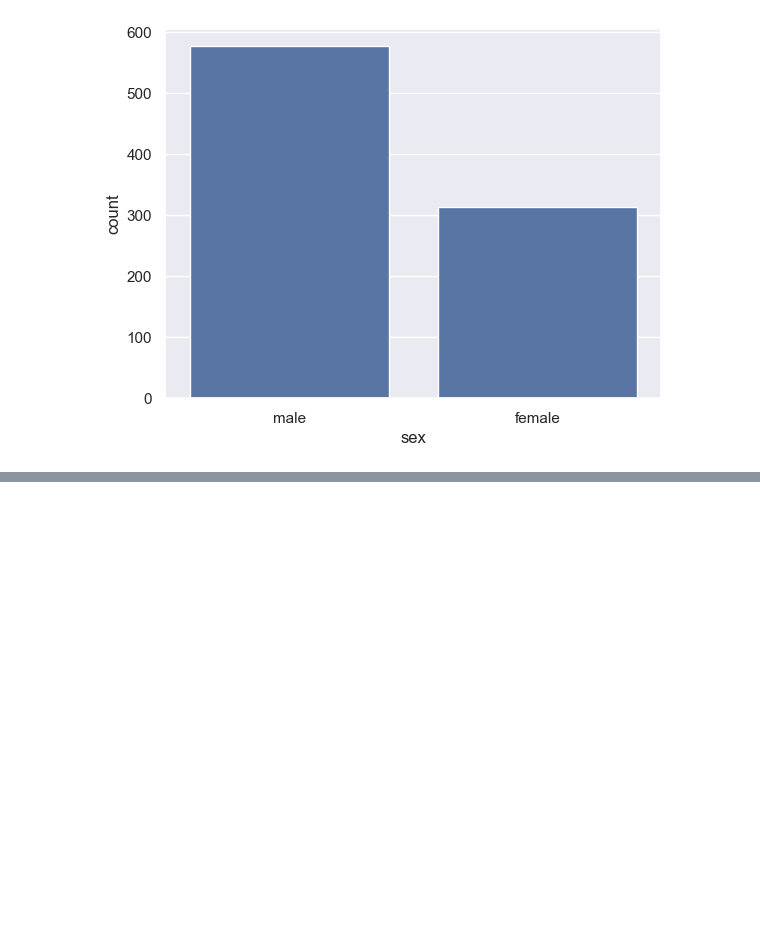
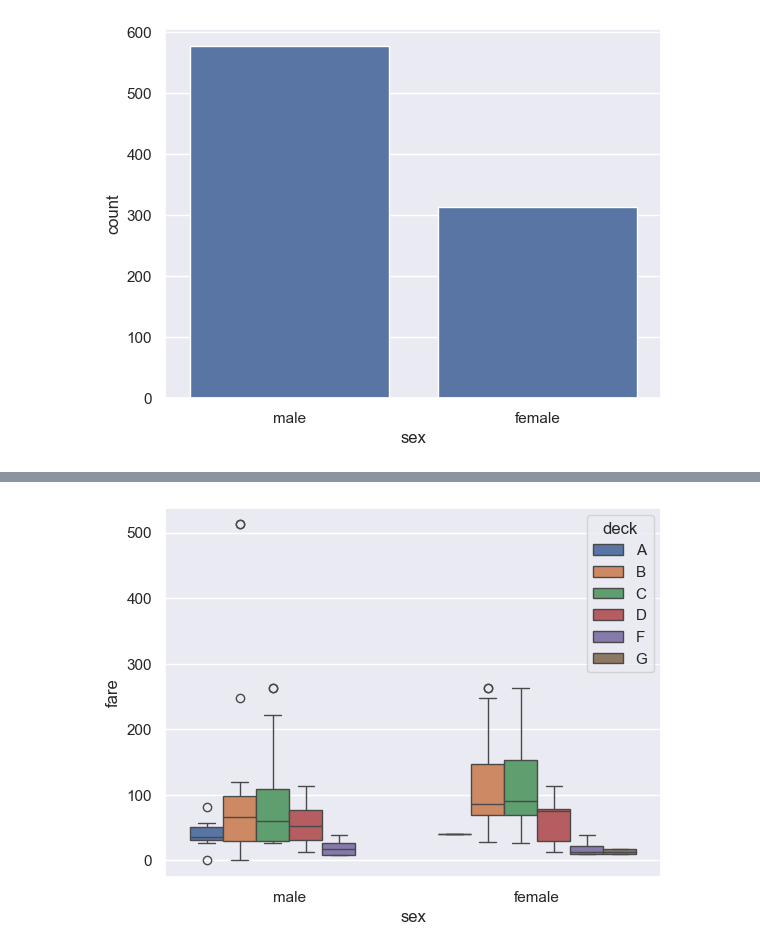
Before and after one commit to Renal-D/basic-python-library-for-data, a Jupyter notebook: Basic-Seaborn/seaborn-2.ipynb, the cells around one changed output, grey strips where cells are left out. Cells and saved outputs as stored; diff of their text form; code cells hidden in the pictures; blank space fills up the shorter version.

```diff
--- a/Basic-Seaborn/seaborn-2.ipynb
+++ b/Basic-Seaborn/seaborn-2.ipynb
@@ -45,0 +59,4 @@ sns.countplot(x='sex',data=dataku);
+# %%
+sns.boxplot(x='sex', y='fare',hue='deck', hue_order=['A','B','C','D','F','G'],data=dataku);
+# %% [output]
+[figure, added]
```
Also changed, not shown: parts of 3 cells of this notebook.
